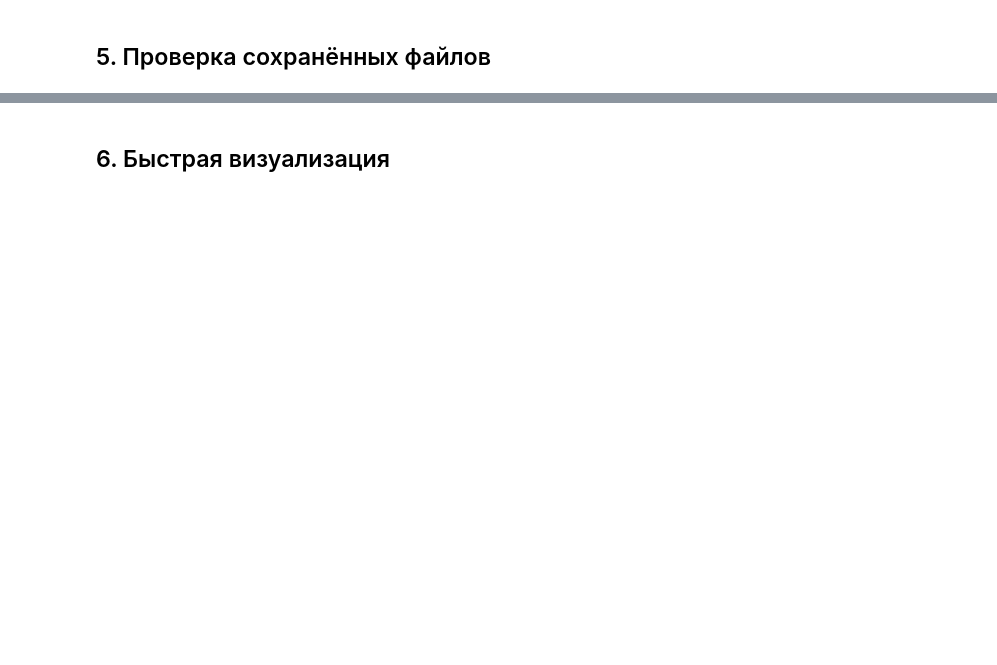
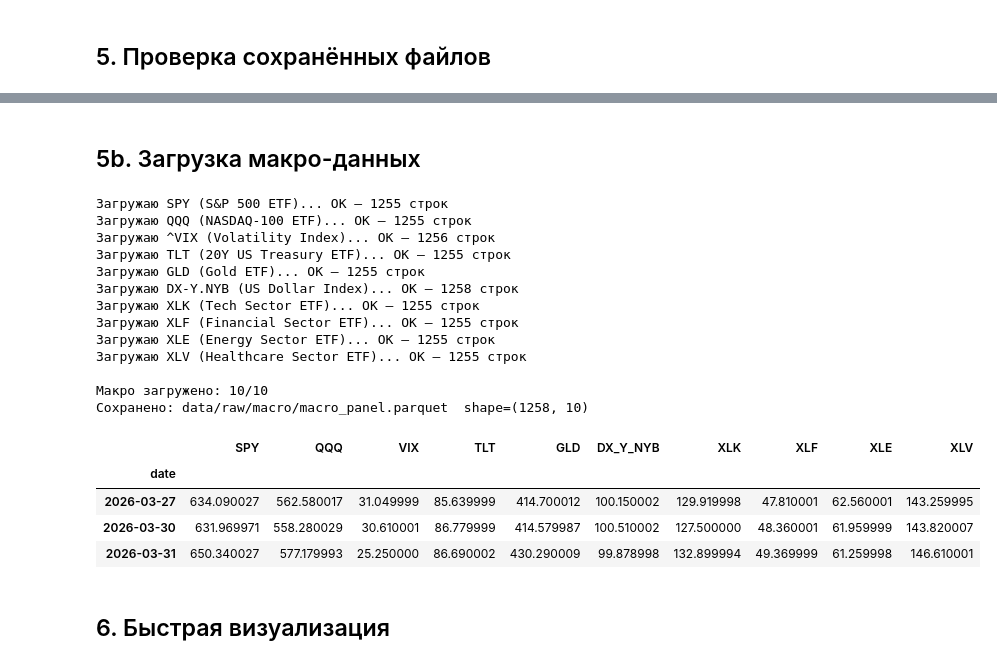
Before and after one commit to dvank1mang1/EquiSense, a Jupyter notebook: notebooks/01_data_collection.ipynb, the cells around one changed output, grey strips where cells are left out. Saved outputs shown, nothing was run; the diff lists cells and outputs as text; code cells hidden in the pictures; blank space fills up the shorter version.

```diff
--- a/notebooks/01_data_collection.ipynb
+++ b/notebooks/01_data_collection.ipynb
@@ -251,3 +382,65 @@ print(f"\nИтого файлов: {len(files)}")
+# %% [markdown]
+## 5b. Загрузка макро-данных
+# %%
+MACRO_DIR = RAW_DIR / "macro"
+MACRO_DIR.mkdir(parents=True, exist_ok=True)
+
+macro_data = {}
+
+for ticker, description in MACRO_TICKERS.items():
+    print(f"Загружаю {ticker} ({description})...", end=" ")
+    try:
+        df = yf.download(ticker, period=PERIOD, interval=INTERVAL,
+                         progress=False, auto_adjust=True)
+        if df.empty:
+            print("ПРОПУЩЕН (пустой)")
+            continue
+
+        # Нормализуем
+        df.index = pd.to_datetime(df.index).tz_localize(None)
+        df.index.name = "date"
+        df.columns = [c[0].lower() if isinstance(c, tuple) else c.lower()
+                      for c in df.columns]
+        df = df[["close"]].dropna()
+
+        safe_name = ticker.replace("^", "").replace("-", "_").replace(".", "_")
+        out_path = MACRO_DIR / f"{safe_name}.parquet"
+        df.to_parquet(out_path)
+        macro_data[ticker] = df
+        print(f"OK — {len(df)} строк")
+    except Exception as e:
+        print(f"ОШИБКА: {e}")
+
+print(f"\nМакро загружено: {len(macro_data)}/{len(MACRO_TICKERS)}")
+
+# Объединяем в одну таблицу
+macro_panel = pd.DataFrame({
+    ticker.replace("^", "").replace("-", "_").replace(".", "_"): df["close"]
+    for ticker, df in macro_data.items()
+})
+macro_panel.index.name = "date"
+macro_panel.to_parquet(MACRO_DIR / "macro_panel.parquet")
+print(f"Сохранено: data/raw/macro/macro_panel.parquet  shape={macro_panel.shape}")
+macro_panel.tail(3)
+# %% [output]
+Загружаю SPY (S&P 500 ETF)... OK — 1255 строк
+Загружаю QQQ (NASDAQ-100 ETF)... OK — 1255 строк
+Загружаю ^VIX (Volatility Index)... OK — 1256 строк
+Загружаю TLT (20Y US Treasury ETF)... OK — 1255 строк
+Загружаю GLD (Gold ETF)... OK — 1255 строк
+Загружаю DX-Y.NYB (US Dollar Index)... OK — 1258 строк
+Загружаю XLK (Tech Sector ETF)... OK — 1255 строк
+Загружаю XLF (Financial Sector ETF)... OK — 1255 строк
+Загружаю XLE (Energy Sector ETF)... OK — 1255 строк
+Загружаю XLV (Healthcare Sector ETF)... OK — 1255 строк
+
+Макро загружено: 10/10
+Сохранено: data/raw/macro/macro_panel.parquet  shape=(1258, 10)
+|  | SPY | QQQ | VIX | TLT | GLD | DX_Y_NYB | XLK | XLF | XLE | XLV |
+| date |  |  |  |  |  |  |  |  |  |  |
+| 2026-03-27 | 634.090027 | 562.580017 | 31.049999 | 85.639999 | 414.700012 | 100.150002 | 129.919998 | 47.810001 | 62.560001 | 143.259995 |
+| 2026-03-30 | 631.969971 | 558.280029 | 30.610001 | 86.779999 | 414.579987 | 100.510002 | 127.500000 | 48.360001 | 61.959999 | 143.820007 |
+| 2026-03-31 | 650.340027 | 577.179993 | 25.250000 | 86.690002 | 430.290009 | 99.878998 | 132.899994 | 49.369999 | 61.259998 | 146.610001 |
 # %% [markdown]
 ## 6. Быстрая визуализация
 # %%
```
Also changed, not shown: parts of 11 cells of this notebook, 5 other files.
